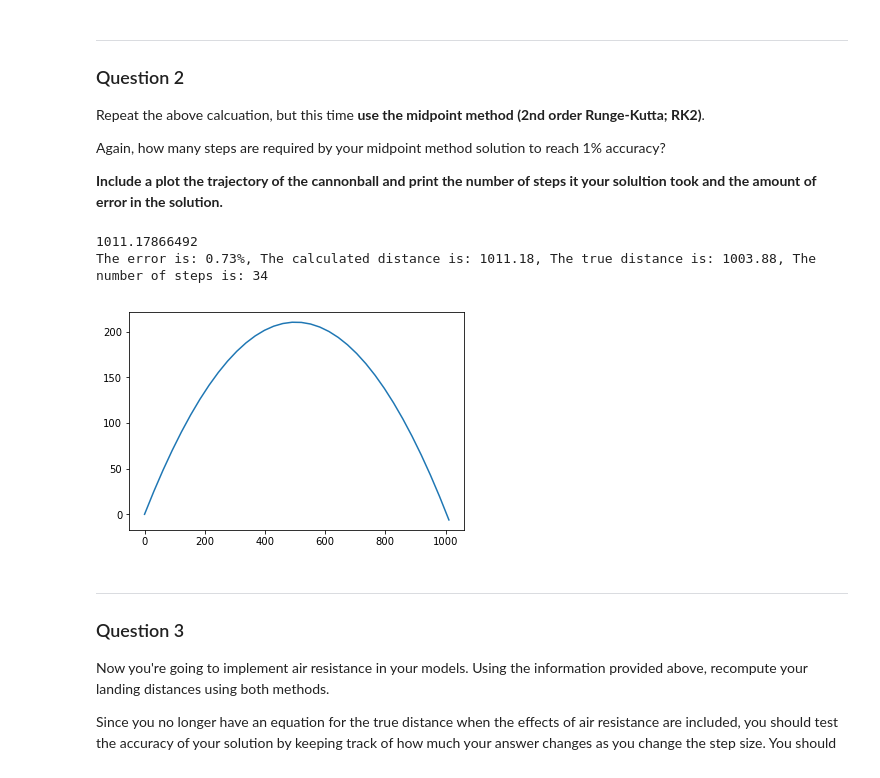
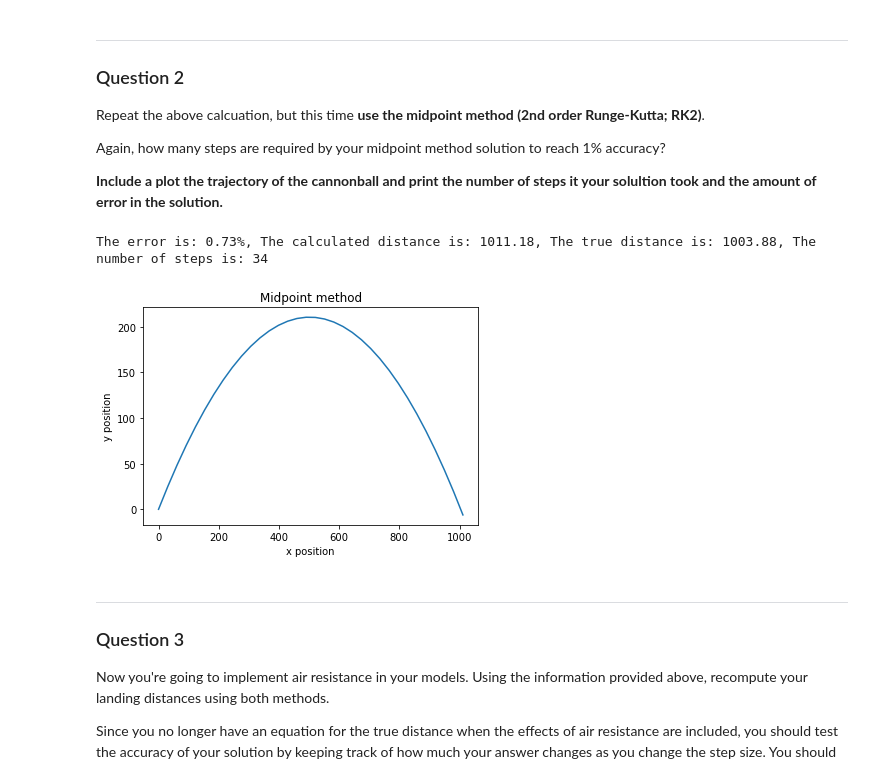
Before and after one commit to Anthonybommarito/cmsehw_02, a Jupyter notebook: HW-02_NumericalSolutionToCannonballTrajectory_JS.ipynb, the cells around one changed output. Cells and saved outputs as stored; diff of their text form; code cells hidden in the pictures.

```diff
--- a/HW-02_NumericalSolutionToCannonballTrajectory_JS.ipynb
+++ b/HW-02_NumericalSolutionToCannonballTrajectory_JS.ipynb
@@ -193,36 +194,37 @@ t2=[0]
 vx2 = [vx0]
 vy2 = [vy0]
 
 t=0
 dt=.4
 
 while y0>=0:
 
     vx,vy,x,y = midpoint(x0,y0,vx0,vy0,0,-g,dt)
 
     vx0,vy0,x0,y0 = vx,vy,x,y
 
     t += dt
 
     x2.append(x0)
     y2.append(y0)
     vx2.append(vx0)
     vy2.append(vy0)
     t2.append(t)
 
 plt.plot(x2,y2)
+plt.title('Midpoint method')
+plt.xlabel('x position')
+plt.ylabel('y position')
 y2.index(max(y2))
-print(max(x2))
 
 E = np.abs(d_true - x2[-1])/d_true*100
 
 print('The error is: {0:.2f}%, The calculated distance is: {1:.2f}, The true \
 distance is: {2:.2f}, The number of steps is: {3:}'.format(E,x2[-1],d_true,\
 len(x2)))
 # %% [output]
-1011.17866492
 The error is: 0.73%, The calculated distance is: 1011.18, The true distance is: 1003.88, The number of steps is: 34
-[figure, old version]
+[figure, new version]
 # %% [markdown]
 ---
 ### Question 3
```
Also changed, not shown: parts of 6 cells of this notebook, 1 other file.
